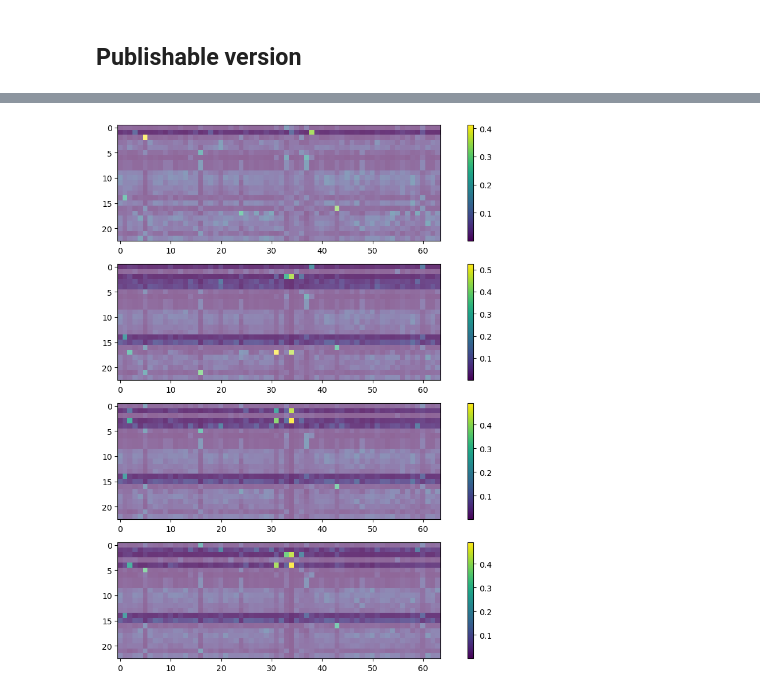
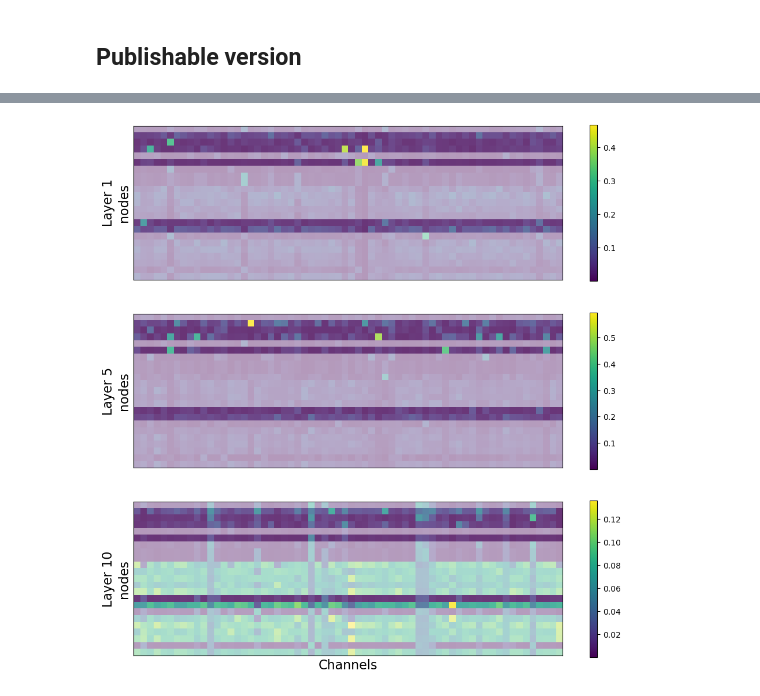
Before and after one commit to rmenegaux/GraphGPS, a Jupyter notebook: att_maps.ipynb, the cells around one changed output, grey strips where cells are left out. Drawn from its saved outputs; the diff is of its cells as text; code cells hidden in the pictures.

```diff
--- a/att_maps.ipynb
+++ b/att_maps.ipynb
@@ -234,0 +247,28 @@ print(dir(mpl.colors))
+# %%
+batch_idx = 6 # 6
+head_idx = 0
+#channel_slice = range(nb_channels)
+channel_slice = range(26,30)
+# channel_slice = range(44,48)
+# channel_slice = range(53,57)
+# channel_slice = range(57,61)
+nb_channels = len(channel_slice)
+_, mask = to_dense_batch(batch.x, batch.batch)
+mask = mask[batch_idx].reshape(-1,1) * mask[batch_idx].reshape(1,-1)
+plt.figure(figsize=(12,12*int(nb_channels/4)))
+for rk, layer_idx in enumerate([0,4,9]):
+    for channel_idx in channel_slice:
+        loc_scores = all_scores[layer_idx][batch_idx][mask]
+        num_nodes = int(np.sqrt(loc_scores.shape[0]))
+        loc_scores = loc_scores.reshape((num_nodes, num_nodes ,*loc_scores.shape[1:]))
+        plt.subplot(nb_channels,3,channel_idx*3 + rk + 1)
+        plt.imshow(loc_scores[:,:,head_idx,channel_idx].numpy())
+        #plt.colorbar()
+        plt.xticks([])
+        plt.yticks([])
+        if rk==0:
+            plt.ylabel(f'Channel {channel_idx + 1}', fontsize=14)
+        if channel_idx==0:
+            plt.title(f'Layer {layer_idx+1}', fontsize=14)
+plt.subplots_adjust(wspace=-.5, hspace=.1)
+plt.show()
@@ -235,19 +277,24 @@ print(dir(mpl.colors))
 # %%
 main = plt.figure(figsize=(12,12));
 tampon = plt.figure(figsize=(12,12));
 tmp = tampon.add_subplot(111)
-for idx in range(4):
-    loc_scores = all_scores[0].reshape(32, 31, 31, -1)[1,idx,:23,:].numpy()
-    neighbors = batch.edge_index[:,batch.edge_index[0,:]==idx][1].numpy()
-    transparency = np.ones(23) * 6 # 6
-    transparency[neighbors] += 2 # 8
+node_idx = 4
+for rk, layer_idx in enumerate([0,4,9]):
+    loc_scores = all_scores[layer_idx].reshape(32, 31, 31, -1)[1,node_idx,:23,:].numpy()
+    neighbors = batch.edge_index[:,batch.edge_index[0,:]==node_idx][1].numpy()
+    transparency = np.ones(23) * 4 # 6
+    transparency[neighbors] += 4 # 8
     transparency = np.repeat(transparency.reshape(-1,1),
                              repeats=loc_scores.shape[-1], axis=1)
-    ax = main.add_subplot(4,1,idx+1)
+    ax = main.add_subplot(3,1,rk+1)
     ax.imshow(loc_scores, alpha=transparency*.1)
     im = tmp.imshow(loc_scores, alpha=1.0)
     main.colorbar(im, ax=ax)
+    ax.get_xaxis().set_ticks([])
+    ax.get_yaxis().set_ticks([])
+    ax.set_ylabel(f'Layer {layer_idx+1}\nnodes', fontsize=16)
+ax.set_xlabel('Channels', fontsize=16)
 plt.close(tampon)
 main.show()
 # %% [output]
-[figure, old version]
+[figure, new version]
```
Also changed, not shown: parts of 6 cells of this notebook.
